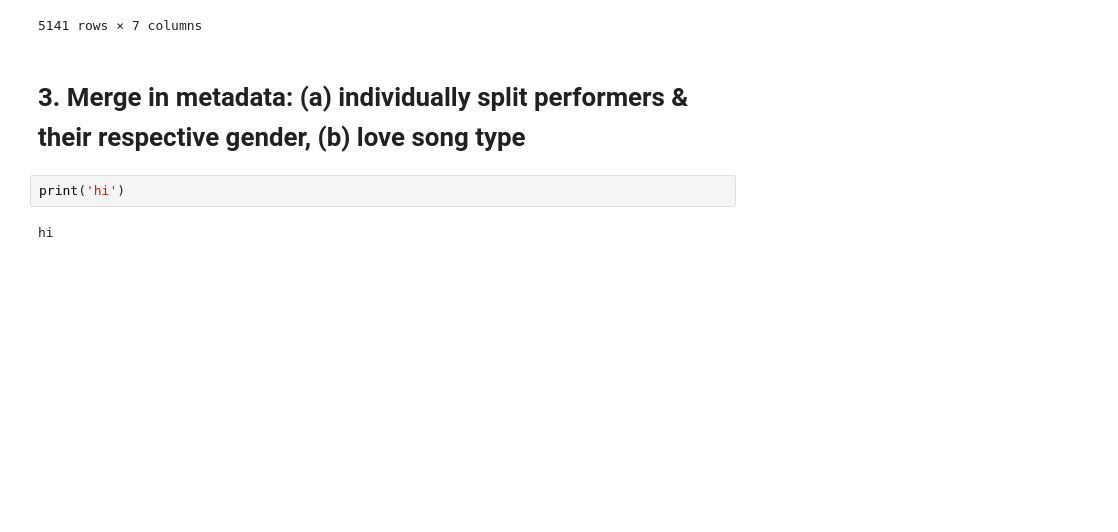
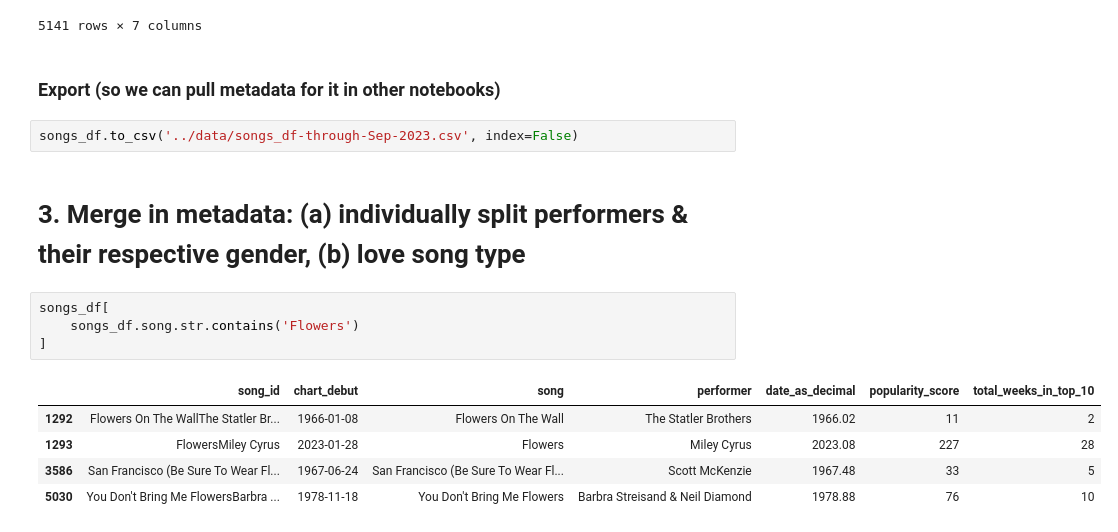
Before and after one commit to davidnmora/billboard-lyric-exploration, a Jupyter notebook: pop-love-songs-pipeline/Pop Love Songs pipeline.ipynb, the cells around one changed output. Cells and saved outputs as stored; diff of their text form; blank space fills up the shorter version.

```diff
--- a/pop-love-songs-pipeline/Pop Love Songs pipeline.ipynb
+++ b/pop-love-songs-pipeline/Pop Love Songs pipeline.ipynb
@@ -170,9 +170,19 @@ songs_df
 | 5139 | my.lifeJ. Cole, 21 Savage & Morray | 2021-05-29 | my.life | J. Cole, 21 Savage & Morray | 2021.41 | 9 | 1 |
 | 5140 | pride.is.the.devilJ. Cole & Lil Baby | 2021-05-29 | pride.is.the.devil | J. Cole & Lil Baby | 2021.41 | 4 | 1 |
 5141 rows × 7 columns
+# %% [markdown]
+### Export (so we can pull metadata for it in other notebooks)
+# %%
+songs_df.to_csv('../data/songs_df-through-Sep-2023.csv', index=False)
 # %% [markdown]
 # 3. Merge in metadata: (a) individually split performers & their respective gender, (b) love song type
 # %%
-print('hi')
+songs_df[
+    songs_df.song.str.contains('Flowers')
+]
 # %% [output]
-hi
+|  | song_id | chart_debut | song | performer | date_as_decimal | popularity_score | total_weeks_in_top_10 |
+| 1292 | Flowers On The WallThe Statler Br... | 1966-01-08 | Flowers On The Wall | The Statler Brothers | 1966.02 | 11 | 2 |
+| 1293 | FlowersMiley Cyrus | 2023-01-28 | Flowers | Miley Cyrus | 2023.08 | 227 | 28 |
+| 3586 | San Francisco (Be Sure To Wear Fl... | 1967-06-24 | San Francisco (Be Sure To Wear Fl... | Scott McKenzie | 1967.48 | 33 | 5 |
+| 5030 | You Don't Bring Me FlowersBarbra ... | 1978-11-18 | You Don't Bring Me Flowers | Barbra Streisand & Neil Diamond | 1978.88 | 76 | 10 |
```
Also changed, not shown: parts of 2 cells of this notebook, 1 other file.
